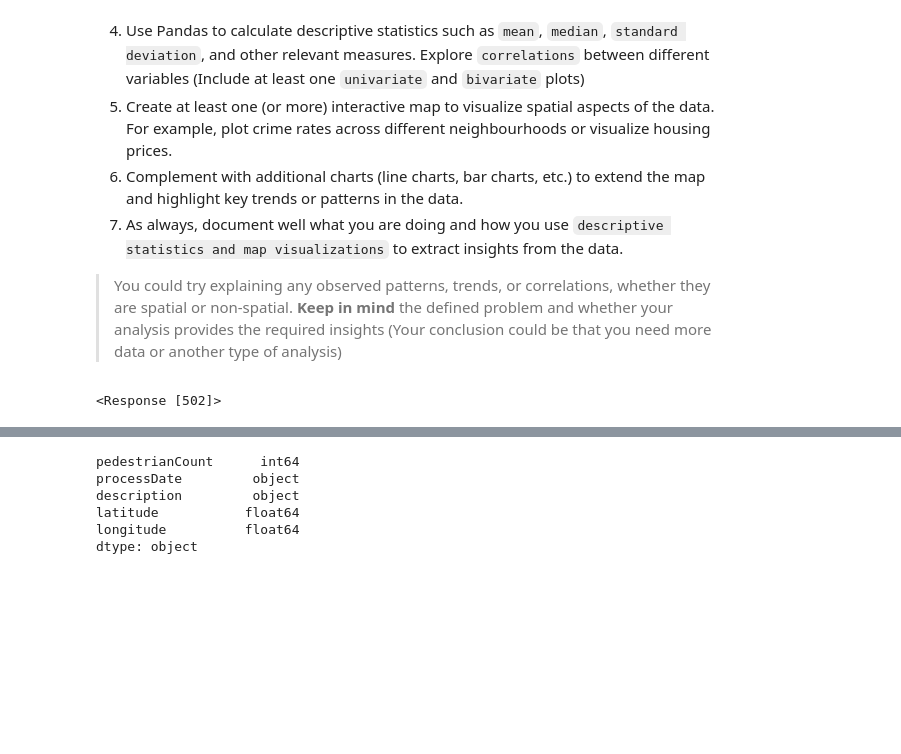
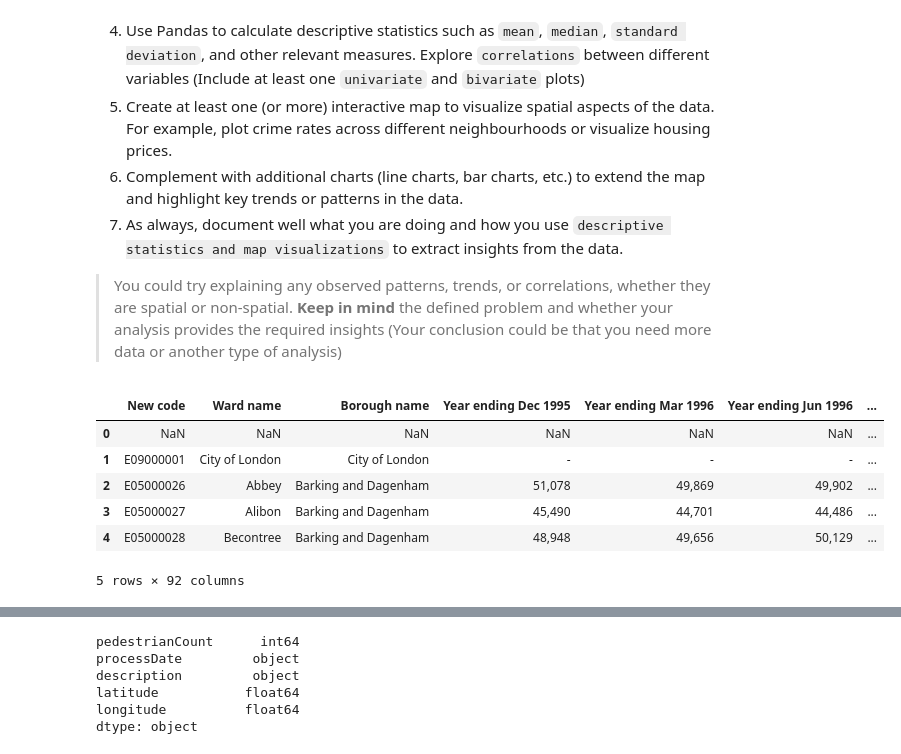
Before and after one commit to OscarChivers/UARepo, a Jupyter notebook: UA_LabWorkbook_3.ipynb, the cells around one changed output, grey strips where cells are left out. Drawn from its saved outputs; the diff is of its cells as text; code cells hidden in the pictures; blank space fills up the shorter version.

```diff
--- a/UA_LabWorkbook_3.ipynb
+++ b/UA_LabWorkbook_3.ipynb
@@ -416,10 +416,14 @@ Now is your turn to find, read, process and then make a comprehensive descriptiv
 8. As always, document well what you are doing and how you use `descriptive statistics and map visualizations` to extract insights from the data.
 > You could try explaining any observed patterns, trends, or correlations, whether they are spatial or non-spatial. **Keep in mind** the defined problem and whether your analysis provides the required insights (Your conclusion could be that you need more data or another type of analysis)
 # %%
-import requests
-url_crime = 'https://data.police.uk/api/crimes-at-location?date=2017-02&lat=52.629729&lng=-1.131592'
-response = requests.get(url_crime)
-response
+house_price = pd.read_csv("data/Lab3/House_price.csv")
+house_price.head()
 # %% [output]
+|  | New code | Ward name | Borough name | Year ending Dec 1995 | Year ending Mar 1996 | Year ending Jun 1996 | ... |
+| 0 | NaN | NaN | NaN | NaN | NaN | NaN | ... |
+| 1 | E09000001 | City of London | City of London | - | - | - | ... |
+| 2 | E05000026 | Abbey | Barking and Dagenham | 51,078 | 49,869 | 49,902 | ... |
+| 3 | E05000027 | Alibon | Barking and Dagenham | 45,490 | 44,701 | 44,486 | ... |
+| 4 | E05000028 | Becontree | Barking and Dagenham | 48,948 | 49,656 | 50,129 | ... |
-<Response [502]>
+5 rows × 92 columns
 # %%
```
Also changed, not shown: parts of 16 cells of this notebook, 1 other file.
